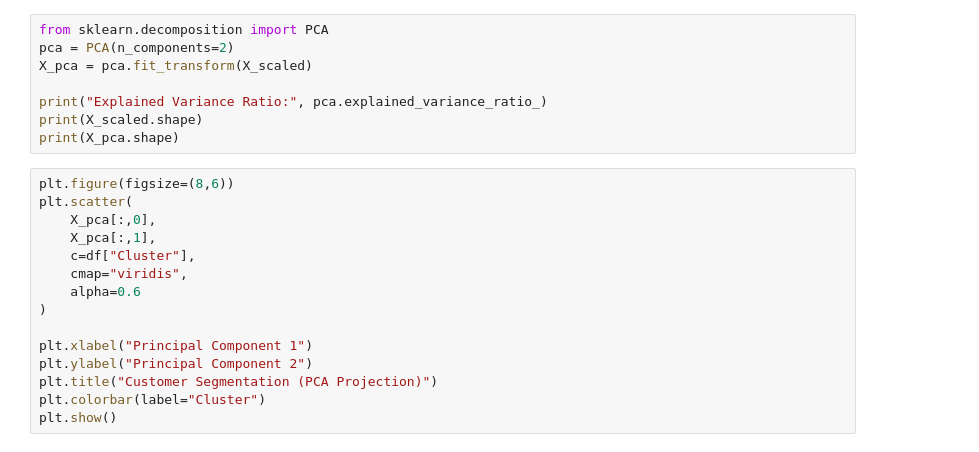
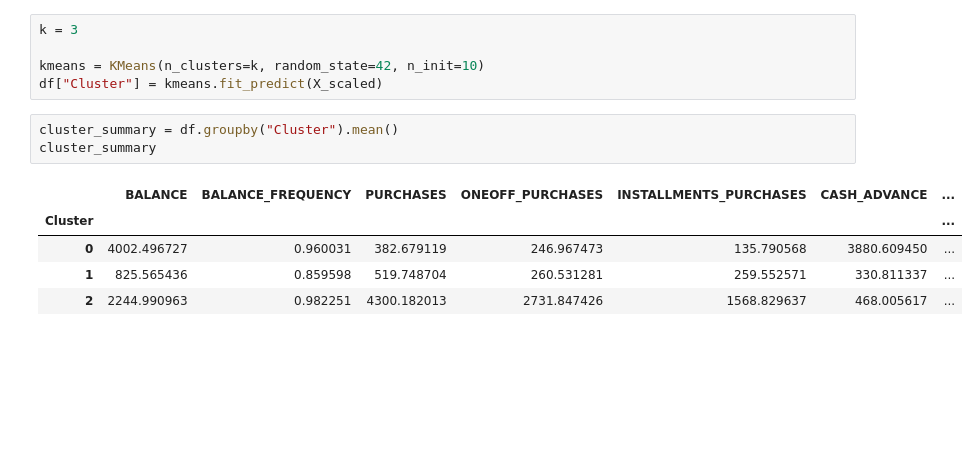
Before and after one commit to deepbanik0506-bit/credit-card-customer-segmentation, a Jupyter notebook: segmentation.ipynb, the cells around one changed output. Saved outputs shown, nothing was run; the diff lists cells and outputs as text; blank space fills up the shorter version.

```diff
--- a/segmentation.ipynb
+++ b/segmentation.ipynb
@@ -51,24 +87,15 @@ df.groupby("Cluster").mean()
 # %%
-from sklearn.decomposition import PCA
-pca = PCA(n_components=2)
-X_pca = pca.fit_transform(X_scaled)
+k = 3
 
-print("Explained Variance Ratio:", pca.explained_variance_ratio_)
-print(X_scaled.shape)
-print(X_pca.shape)
+kmeans = KMeans(n_clusters=k, random_state=42, n_init=10)
+df["Cluster"] = kmeans.fit_predict(X_scaled)
 # %%
-plt.figure(figsize=(8,6))
-plt.scatter(
-    X_pca[:,0],
-    X_pca[:,1],
-    c=df["Cluster"],
-    cmap="viridis",
-    alpha=0.6
-)
-
-plt.xlabel("Principal Component 1")
-plt.ylabel("Principal Component 2")
-plt.title("Customer Segmentation (PCA Projection)")
-plt.colorbar(label="Cluster")
-plt.show()
+cluster_summary = df.groupby("Cluster").mean()
+cluster_summary
+# %% [output]
+|  | BALANCE | BALANCE_FREQUENCY | PURCHASES | ONEOFF_PURCHASES | INSTALLMENTS_PURCHASES | CASH_ADVANCE | ... |
+| Cluster |  |  |  |  |  |  | ... |
+| 0 | 4002.496727 | 0.960031 | 382.679119 | 246.967473 | 135.790568 | 3880.609450 | ... |
+| 1 | 825.565436 | 0.859598 | 519.748704 | 260.531281 | 259.552571 | 330.811337 | ... |
+| 2 | 2244.990963 | 0.982251 | 4300.182013 | 2731.847426 | 1568.829637 | 468.005617 | ... |
 # %%
```
Also changed, not shown: parts of 14 cells of this notebook.
